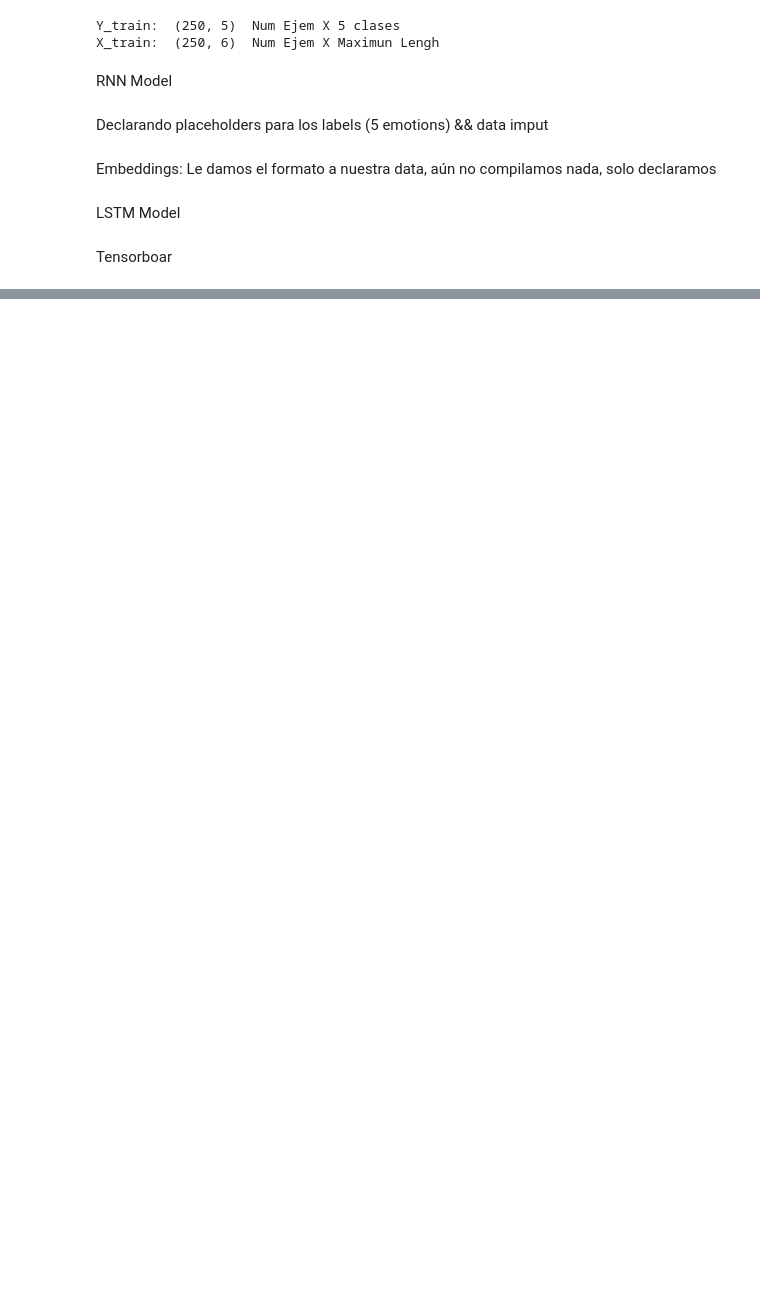
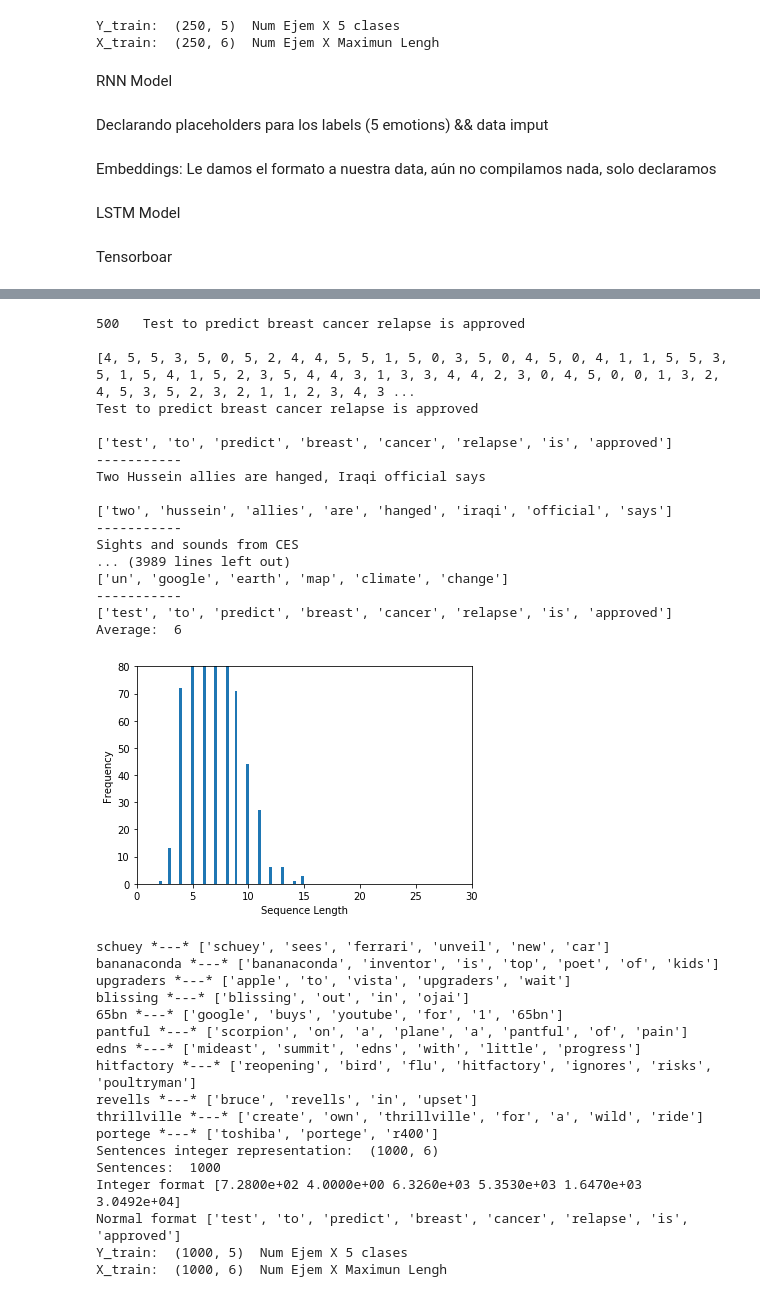
Before and after one commit to Danielafe7GitHub/Composing_RNN, a Jupyter notebook: EmotionRNN.ipynb, the cells around one changed output, grey strips where cells are left out. Cells and saved outputs as stored; diff of their text form; code cells hidden in the pictures; blank space fills up the shorter version.

Commit message:
Afecctive Text

```diff
--- a/EmotionRNN.ipynb
+++ b/EmotionRNN.ipynb
@@ -196,12 +220,15 @@ Normal format ['who', 'are', 'you', 'calling', 'fat']
 # %% [markdown]
 Writting the labels : Y train Labels
 # %%
-Y_train = np.zeros((len(emotions), 5))
+def toLabels(emo):
+    Y = np.zeros((len(emo), 5))
+    for e in range(0,len(emo)):
+        vector = np.zeros((5))
+        vector[(emo[e] % 6) - 1] = 1
+        Y[e] = vector
+    return Y
 
-for e in range(0,len(emotions)):
-    vector = np.zeros((5))
-    vector[(emotions[e] % 6) - 1] = 1
-    Y_train[e] = vector
+Y_train = toLabels(emotions)
 print("Y_train: ",Y_train.shape," Num Ejem X 5 clases")
 print("X_train: ",X_train.shape," Num Ejem X Maximun Lengh")
 # %% [output]
@@ -261,3 +291,70 @@ def board(sess):
+# %%
+#Separamos Sentences && ids
+dataset = "Affective_Text/affectivetext_test.xml"
+sent_test , id_test = extract(dataset)
+print(id_test[0]," ",sent_test[0])
+
+#Escogemos the most hight emotion
+dataset = "Affective_Text/affectivetext_test.emotions.gold"
+test_emotions = extract_emo(dataset)
+print(test_emotions)
+
+#Limpiamos las Sentences
+c_sent_test = sent_test[:]
+c_sent_test = cleaner(c_sent_test)
+print(c_sent_test[0])
+
+#Calculamos la oracion promedio
+test_numWords,test_maxSeqLength = maximum(c_sent_test)
+histograma(test_numWords)
+
+#Convertimos Sentences a su representacion en Integers
+X_test = integerSenteces(c_sent_test,test_maxSeqLength)
+print("Sentences integer representation: ",(X_test.shape))
+print("Sentences: ",len(c_sent_test))
+print("Integer format",X_test[0])
+print("Normal format",c_sent_test[0])
+
+#Transformamos cada emocion {1,2,3,4,5} a one-hot vectors
+Y_test = toLabels(test_emotions)
+print("Y_train: ",Y_test.shape," Num Ejem X 5 clases")
+print("X_train: ",X_test.shape," Num Ejem X Maximun Lengh")
+# %% [output]
+500   Test to predict breast cancer relapse is approved
+
+[4, 5, 5, 3, 5, 0, 5, 2, 4, 4, 5, 5, 1, 5, 0, 3, 5, 0, 4, 5, 0, 4, 1, 1, 5, 5, 3, 5, 1, 5, 4, 1, 5, 2, 3, 5, 4, 4, 3, 1, 3, 3, 4, 4, 2, 3, 0, 4, 5, 0, 0, 1, 3, 2, 4, 5, 3, 5, 2, 3, 2, 1, 1, 2, 3, 4, 3 ...
+Test to predict breast cancer relapse is approved
+
+['test', 'to', 'predict', 'breast', 'cancer', 'relapse', 'is', 'approved']
+-----------
+Two Hussein allies are hanged, Iraqi official says
+
+['two', 'hussein', 'allies', 'are', 'hanged', 'iraqi', 'official', 'says']
+-----------
+Sights and sounds from CES
+... (3989 lines left out)
+['un', 'google', 'earth', 'map', 'climate', 'change']
+-----------
+['test', 'to', 'predict', 'breast', 'cancer', 'relapse', 'is', 'approved']
+Average:  6
+[figure, added]
+schuey *---* ['schuey', 'sees', 'ferrari', 'unveil', 'new', 'car']
+bananaconda *---* ['bananaconda', 'inventor', 'is', 'top', 'poet', 'of', 'kids']
+upgraders *---* ['apple', 'to', 'vista', 'upgraders', 'wait']
+blissing *---* ['blissing', 'out', 'in', 'ojai']
+65bn *---* ['google', 'buys', 'youtube', 'for', '1', '65bn']
+pantful *---* ['scorpion', 'on', 'a', 'plane', 'a', 'pantful', 'of', 'pain']
+edns *---* ['mideast', 'summit', 'edns', 'with', 'little', 'progress']
+hitfactory *---* ['reopening', 'bird', 'flu', 'hitfactory', 'ignores', 'risks', 'poultryman']
+revells *---* ['bruce', 'revells', 'in', 'upset']
+thrillville *---* ['create', 'own', 'thrillville', 'for', 'a', 'wild', 'ride']
+portege *---* ['toshiba', 'portege', 'r400']
+Sentences integer representation:  (1000, 6)
+Sentences:  1000
+Integer format [7.2800e+02 4.0000e+00 6.3260e+03 5.3530e+03 1.6470e+03 3.0492e+04]
+Normal format ['test', 'to', 'predict', 'breast', 'cancer', 'relapse', 'is', 'approved']
+Y_train:  (1000, 5)  Num Ejem X 5 clases
+X_train:  (1000, 6)  Num Ejem X Maximun Lengh
 # %%
 # Initializing the variables
 init = tf.global_variables_initializer()
```
Also changed, not shown: parts of 13 cells of this notebook, 2 other files.
